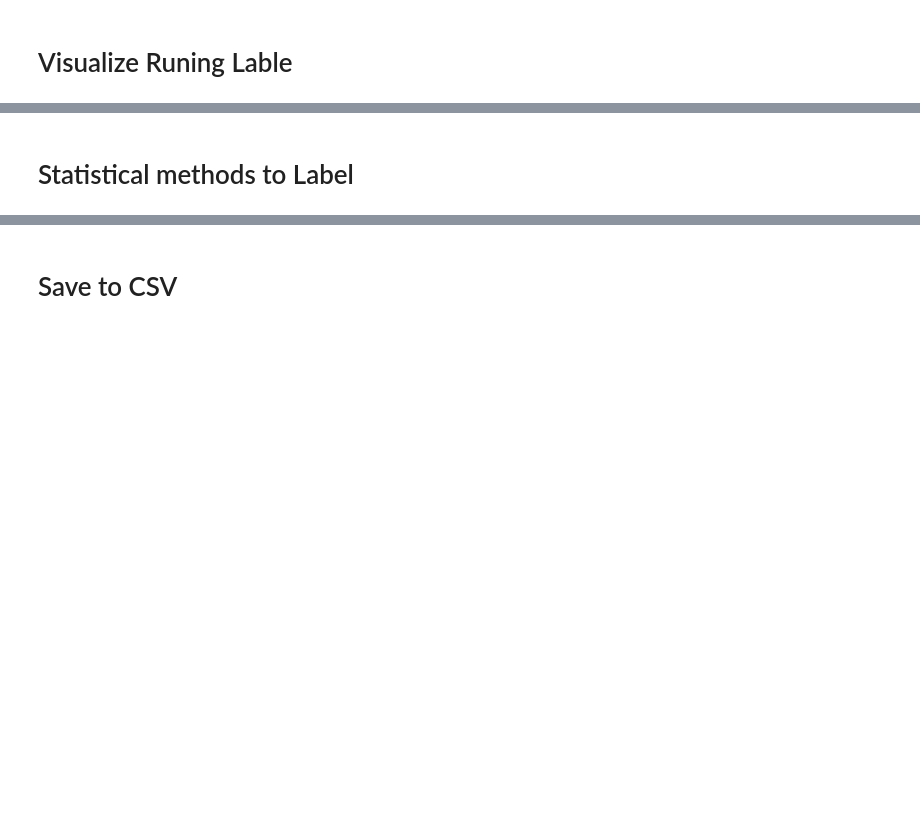
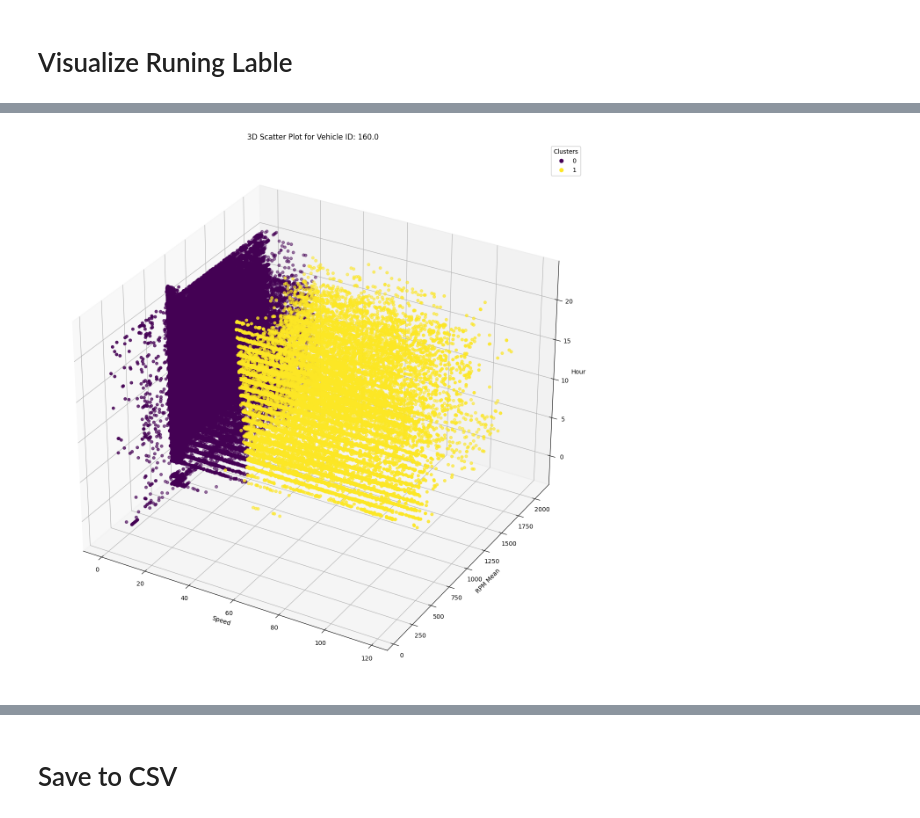
Before and after one commit to yutao-data/Data_Mining_SNCB, a Jupyter notebook: notebooks/sncb-data-labeling.ipynb, the cells around one changed output, grey strips where cells are left out. Saved outputs shown, nothing was run; the diff lists cells and outputs as text; code cells hidden in the pictures; blank space fills up the shorter version.

```diff
--- a/notebooks/sncb-data-labeling.ipynb
+++ b/notebooks/sncb-data-labeling.ipynb
@@ -84 +226,9 @@ Data columns (total 32 columns):
+# %%
+def apply_minibatch_kmeans(subset, n_clusters=2):
+    scaler = StandardScaler()
+    subset_scaled = scaler.fit_transform(subset)
+
+    mbkmeans = MiniBatchKMeans(n_clusters=n_clusters)
+    clusters = mbkmeans.fit_predict(subset_scaled)
+    return clusters, mbkmeans.cluster_centers_
 # %%
@@ -274,2 +253,0 @@ fig.show()
-# %% [markdown]
-# Statistical methods to Label
@@ -332,0 +254,22 @@ fig.show()
+# %%
+veh_id_to_plot = data['mapped_veh_id'].unique()[0]
+data_to_plot = data[data['mapped_veh_id'] == veh_id_to_plot]
+
+fig = plt.figure(figsize=(20, 16))
+ax = fig.add_subplot(111, projection='3d')
+
+scatter = ax.scatter(data_to_plot['Speed'], data_to_plot['RPM_Mean'], data_to_plot['hour'],
+                     c=data_to_plot['cluster'], cmap='viridis', depthshade=True)
+
+legend = ax.legend(*scatter.legend_elements(), loc="upper right", title="Clusters")
+ax.add_artist(legend)
+
+ax.set_xlabel('Speed')
+ax.set_ylabel('RPM Mean')
+ax.set_zlabel('Hour')
+
+ax.set_title('3D Scatter Plot for Vehicle ID: {}'.format(veh_id_to_plot))
+
+plt.show()
+# %% [output]
+[figure, added]
```
Also changed, not shown: parts of 22 cells of this notebook.
